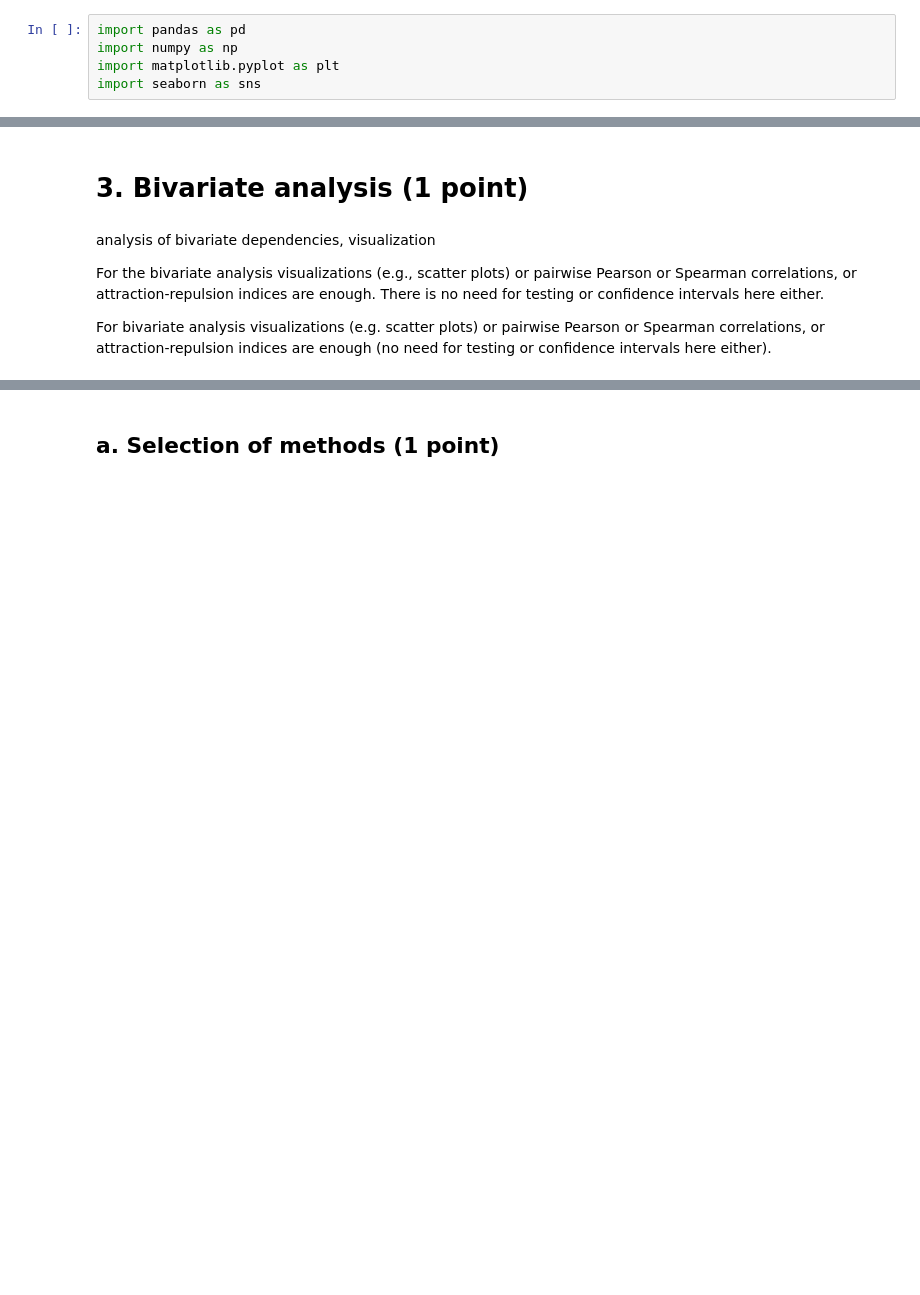
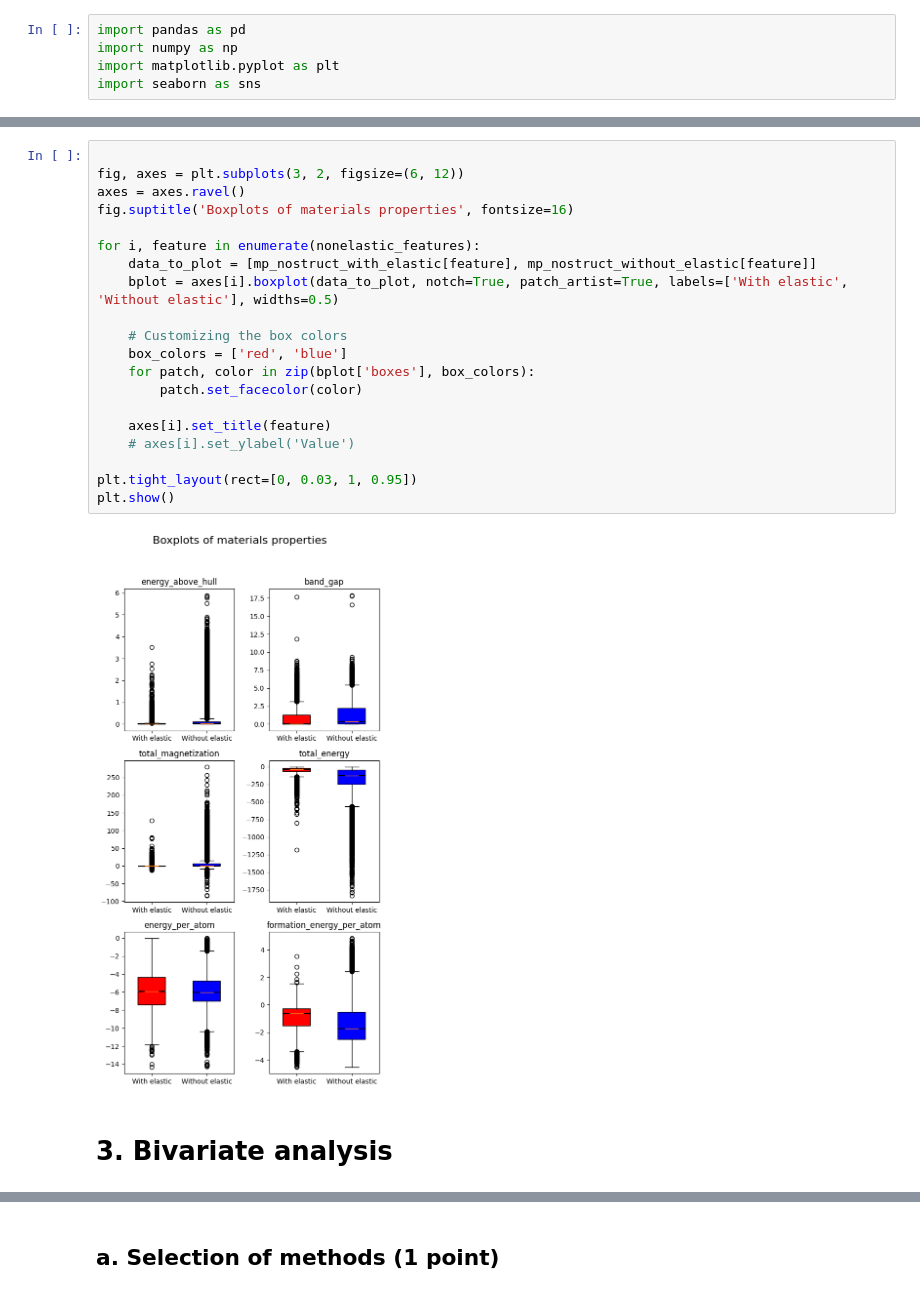
Before and after one commit to SpringNuance/Multivariate-Statistical-Analysis, a Jupyter notebook: Projects/Project code_Nguyen Xuan Binh_887799.ipynb, the cells around one changed output, grey strips where cells are left out. Drawn from its saved outputs; the diff is of its cells as text; blank space fills up the shorter version.

```diff
--- a/Projects/Project code_Nguyen Xuan Binh_887799.ipynb
+++ b/Projects/Project code_Nguyen Xuan Binh_887799.ipynb
@@ -209,8 +278,24 @@ plt.show()
+# %%
+
+fig, axes = plt.subplots(3, 2, figsize=(6, 12))
+axes = axes.ravel()
+fig.suptitle('Boxplots of materials properties', fontsize=16)
+
+for i, feature in enumerate(nonelastic_features):
+    data_to_plot = [mp_nostruct_with_elastic[feature], mp_nostruct_without_elastic[feature]]
+    bplot = axes[i].boxplot(data_to_plot, notch=True, patch_artist=True, labels=['With elastic', 'Without elastic'], widths=0.5)
+
+    # Customizing the box colors
+    box_colors = ['red', 'blue']
+    for patch, color in zip(bplot['boxes'], box_colors):
+        patch.set_facecolor(color)
+
+    axes[i].set_title(feature)
+    # axes[i].set_ylabel('Value')
+
+plt.tight_layout(rect=[0, 0.03, 1, 0.95])
+plt.show()
+# %% [output]
+[figure, added]
 # %% [markdown]
-# 3. Bivariate analysis (1 point)
+# 3. Bivariate analysis
-# %% [markdown]
-analysis of bivariate dependencies, visualization
-
-For the bivariate analysis visualizations (e.g., scatter plots) or pairwise Pearson or Spearman correlations, or attraction-repulsion indices are enough. There is no need for testing or confidence intervals here either.
-
-For bivariate analysis visualizations (e.g. scatter plots) or pairwise Pearson or Spearman correlations, or attraction-repulsion indices are enough (no need for testing or confidence intervals here either).
```
Also changed, not shown: parts of 37 cells of this notebook, 12 other files.
